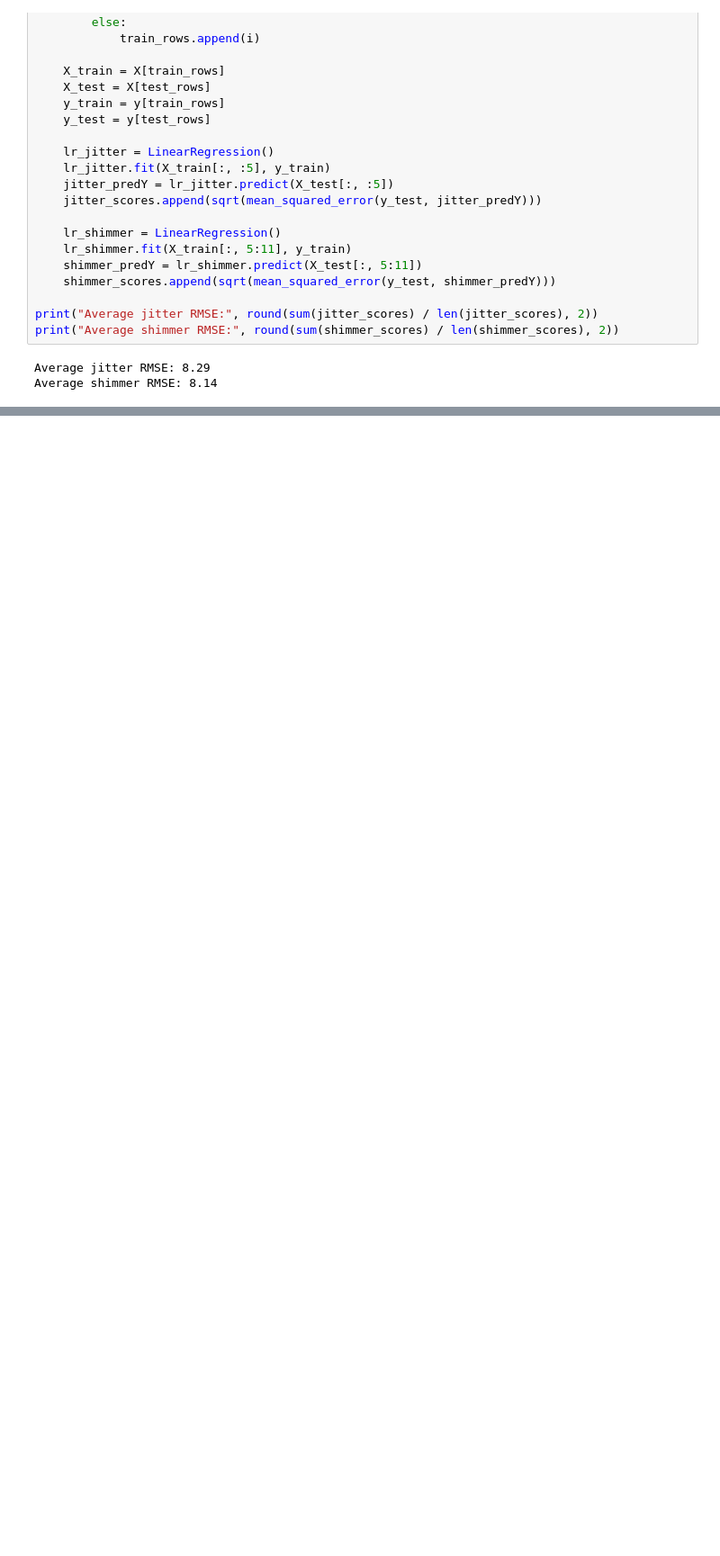
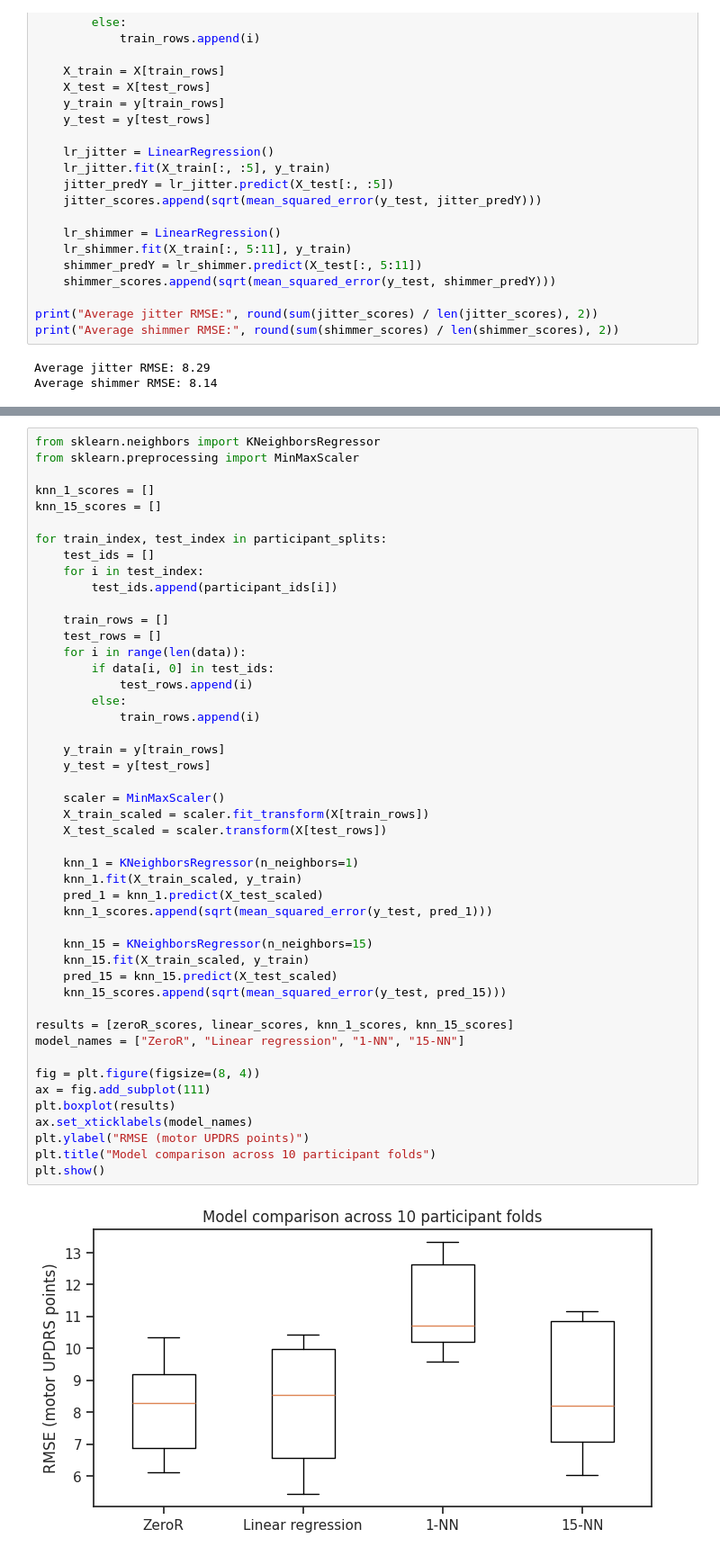
Before and after one commit to asiyyajm/AJ-CSC_FinalProject, a Jupyter notebook: AJ_CSC_Final.ipynb, the cells around one changed output, grey strips where cells are left out. Shown at 90% size. Saved outputs shown, nothing was run; the diff lists cells and outputs as text; blank space fills up the shorter version.

```diff
--- a/AJ_CSC_Final.ipynb
+++ b/AJ_CSC_Final.ipynb
@@ -219,0 +348,49 @@ The shimmer model had an average RMSE of 8.14, compared with 8.29 for the jitter
+# %%
+from sklearn.neighbors import KNeighborsRegressor
+from sklearn.preprocessing import MinMaxScaler
+
+knn_1_scores = []
+knn_15_scores = []
+
+for train_index, test_index in participant_splits:
+    test_ids = []
+    for i in test_index:
+        test_ids.append(participant_ids[i])
+
+    train_rows = []
+    test_rows = []
+    for i in range(len(data)):
+        if data[i, 0] in test_ids:
+            test_rows.append(i)
+        else:
+            train_rows.append(i)
+
+    y_train = y[train_rows]
+    y_test = y[test_rows]
+
+    scaler = MinMaxScaler()
+    X_train_scaled = scaler.fit_transform(X[train_rows])
+    X_test_scaled = scaler.transform(X[test_rows])
+
+    knn_1 = KNeighborsRegressor(n_neighbors=1)
+    knn_1.fit(X_train_scaled, y_train)
+    pred_1 = knn_1.predict(X_test_scaled)
+    knn_1_scores.append(sqrt(mean_squared_error(y_test, pred_1)))
+
+    knn_15 = KNeighborsRegressor(n_neighbors=15)
+    knn_15.fit(X_train_scaled, y_train)
+    pred_15 = knn_15.predict(X_test_scaled)
+    knn_15_scores.append(sqrt(mean_squared_error(y_test, pred_15)))
+
+results = [zeroR_scores, linear_scores, knn_1_scores, knn_15_scores]
+model_names = ["ZeroR", "Linear regression", "1-NN", "15-NN"]
+
+fig = plt.figure(figsize=(8, 4))
+ax = fig.add_subplot(111)
+plt.boxplot(results)
+ax.set_xticklabels(model_names)
+plt.ylabel("RMSE (motor UPDRS points)")
+plt.title("Model comparison across 10 participant folds")
+plt.show()
+# %% [output]
+[figure, added]
```
Also changed, not shown: parts of 13 cells of this notebook.
